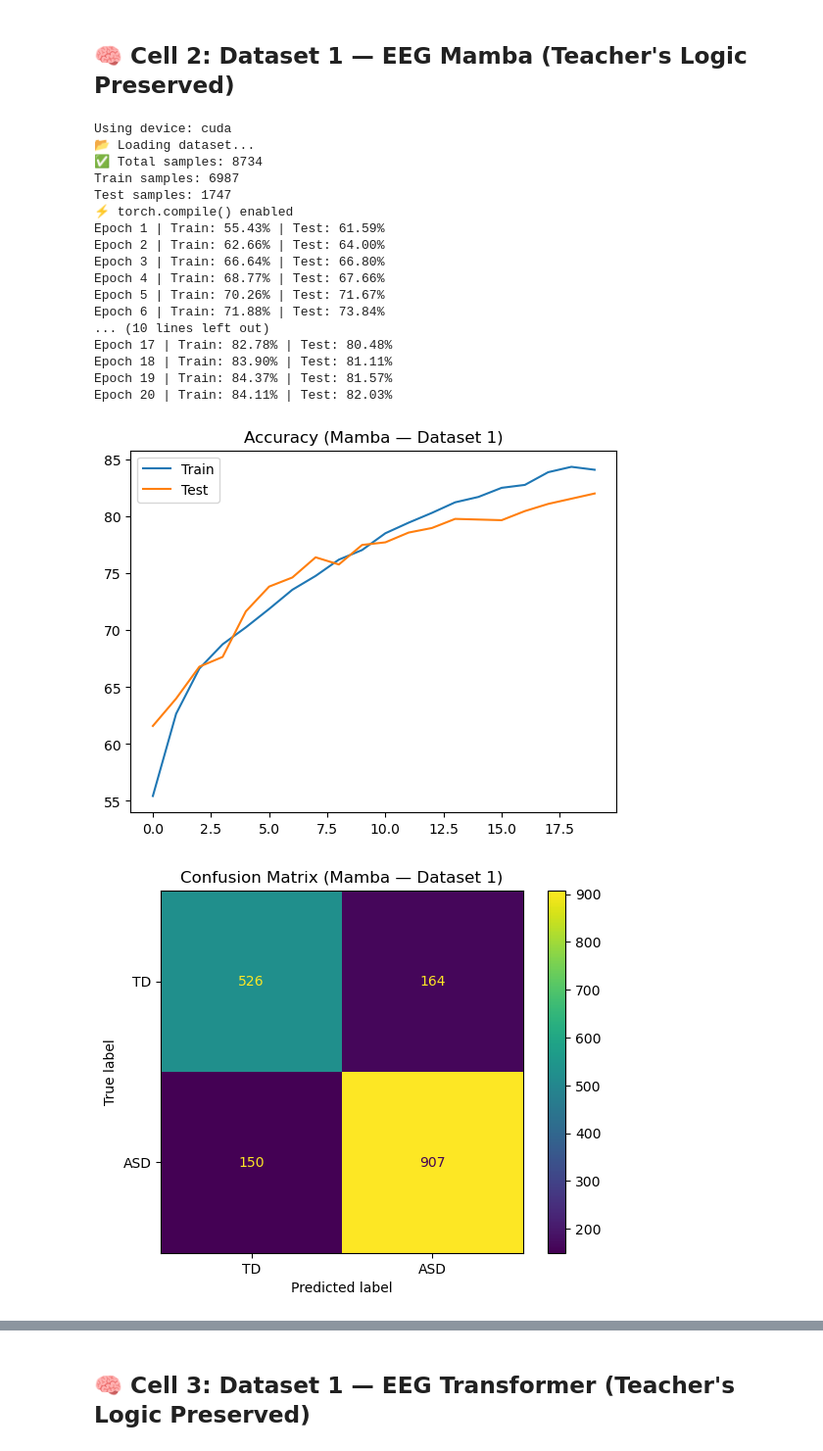
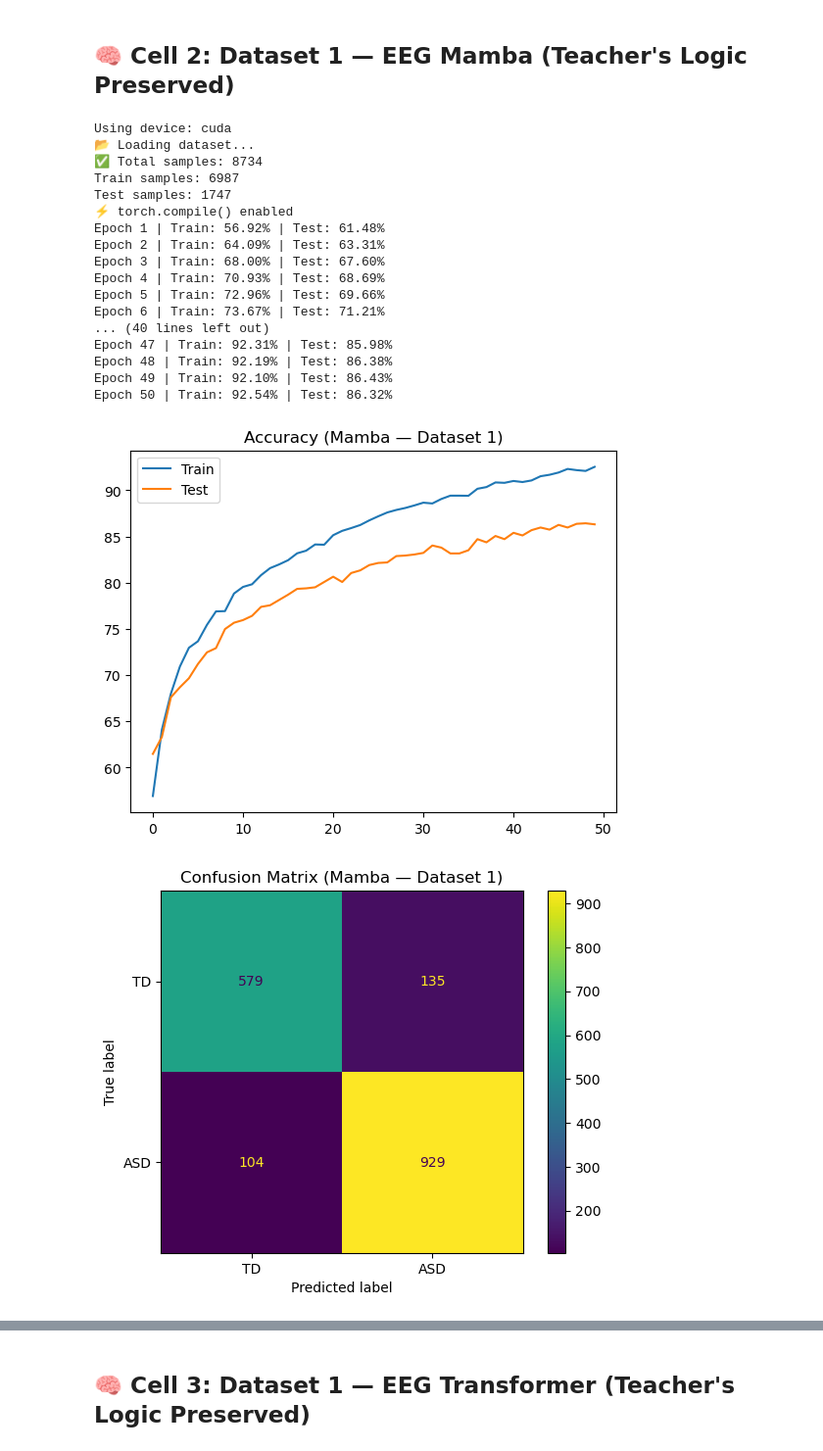
Before and after one commit to electromist/asd-eeg-delcon-2026, a Jupyter notebook: asd_vs_td(eeg)_ablation_study.ipynb, the cells around one changed output, grey strips where cells are left out. Shown at 98% size. Drawn from its saved outputs; the diff is of its cells as text; code cells hidden in the pictures.

```diff
--- a/asd_vs_td(eeg)_ablation_study.ipynb
+++ b/asd_vs_td(eeg)_ablation_study.ipynb
@@ -83,7 +81,7 @@ except ImportError:
         print(f"⚠️  Dataset 1 not found, defaulting to: {root_dir}")
 
 # ── Global Hyperparameters (fixed for fair comparison) ──
-EPOCHS = 20
+EPOCHS = 50
 BATCH_SIZE = 128
 LR = 1e-4
 D_MODEL = 64
@@ -133,7 +131,7 @@ try:
 except NameError:
     _device = torch.device("cuda" if torch.cuda.is_available() else "cpu")
     _root_dir = "/content/drive/MyDrive/AUTISM_2026/dataset"
-    _epochs = 20
+    _epochs = 50
     _batch_size = 32
     _lr = 1e-4
 
@@ -338,43 +336,43 @@ for epoch in range(_epochs):
 plt.plot(train_acc_list, label="Train")
 plt.plot(test_acc_list, label="Test")
 plt.legend()
 plt.title("Accuracy (Mamba — Dataset 1)")
 plt.show()
 
 cm = confusion_matrix(all_labels, all_preds)
 ConfusionMatrixDisplay(cm, display_labels=["TD", "ASD"]).plot()
 plt.title("Confusion Matrix (Mamba — Dataset 1)")
 plt.show()
 
 fpr, tpr, _ = roc_curve(all_labels, all_probs)
 roc_auc = auc(fpr, tpr)
 plt.plot(fpr, tpr, label=f"AUC={roc_auc:.3f}")
 plt.plot([0, 1], [0, 1], '--')
 plt.legend()
 plt.title("ROC Curve (Mamba — Dataset 1)")
 plt.show()
 
 try:
     results["Mamba"] = {"test_acc": test_acc_list[-1], "auc": roc_auc}
 except NameError:
     results = {"Mamba": {"test_acc": test_acc_list[-1], "auc": roc_auc}}
 # %% [output]
 Using device: cuda
 📂 Loading dataset...
 ✅ Total samples: 8734
 Train samples: 6987
 Test samples: 1747
 ⚡ torch.compile() enabled
-Epoch 1 | Train: 55.43% | Test: 61.59%
-Epoch 2 | Train: 62.66% | Test: 64.00%
-Epoch 3 | Train: 66.64% | Test: 66.80%
-Epoch 4 | Train: 68.77% | Test: 67.66%
-Epoch 5 | Train: 70.26% | Test: 71.67%
-Epoch 6 | Train: 71.88% | Test: 73.84%
-... (10 lines left out)
-Epoch 17 | Train: 82.78% | Test: 80.48%
-Epoch 18 | Train: 83.90% | Test: 81.11%
-Epoch 19 | Train: 84.37% | Test: 81.57%
-Epoch 20 | Train: 84.11% | Test: 82.03%
+Epoch 1 | Train: 56.92% | Test: 61.48%
+Epoch 2 | Train: 64.09% | Test: 63.31%
+Epoch 3 | Train: 68.00% | Test: 67.60%
+Epoch 4 | Train: 70.93% | Test: 68.69%
+Epoch 5 | Train: 72.96% | Test: 69.66%
+Epoch 6 | Train: 73.67% | Test: 71.21%
+... (40 lines left out)
+Epoch 47 | Train: 92.31% | Test: 85.98%
+Epoch 48 | Train: 92.19% | Test: 86.38%
+Epoch 49 | Train: 92.10% | Test: 86.43%
+Epoch 50 | Train: 92.54% | Test: 86.32%
-[figure, old version]
+[figure, new version]
-[figure, old version]
+[figure, new version]
```
Also changed, not shown: parts of 12 cells of this notebook.
